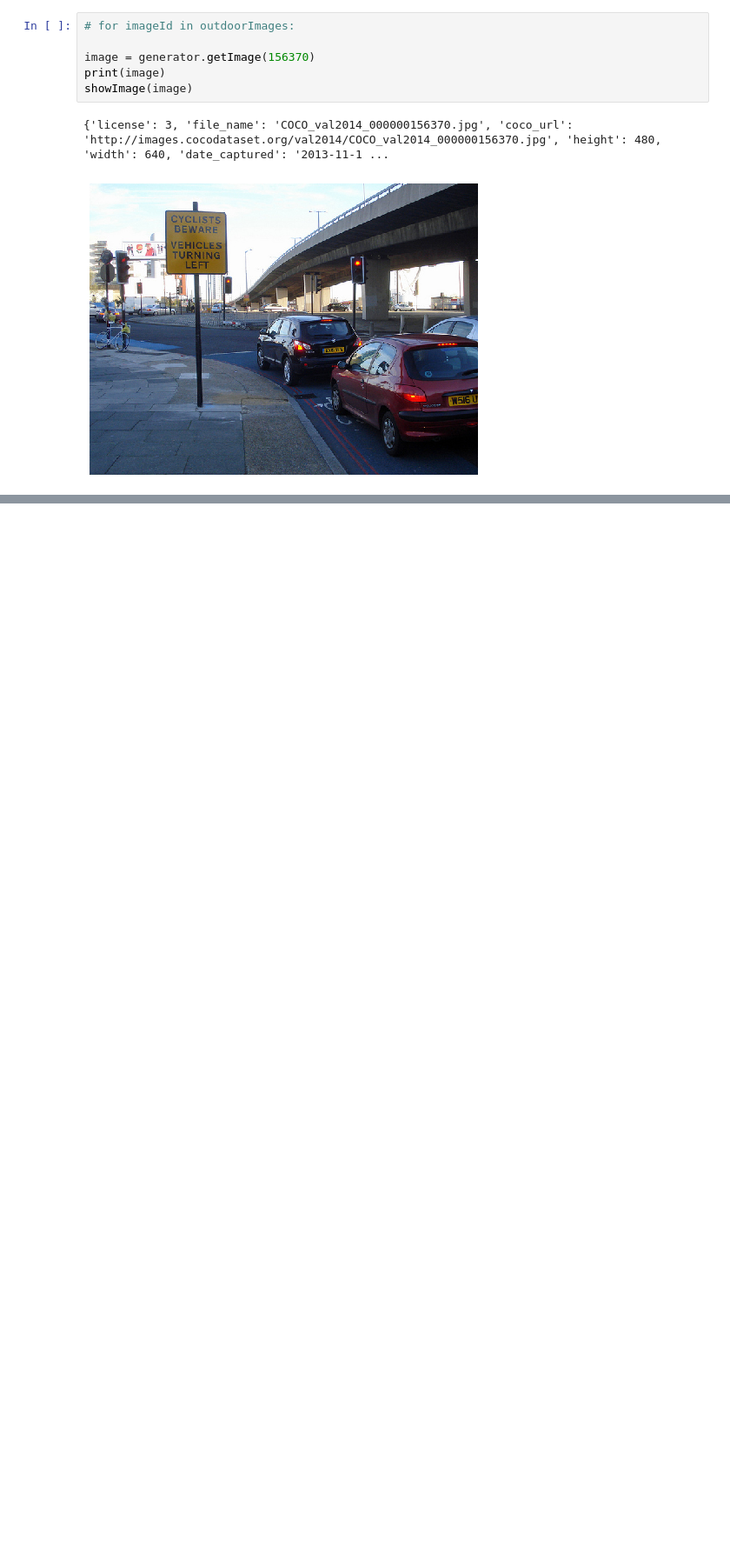
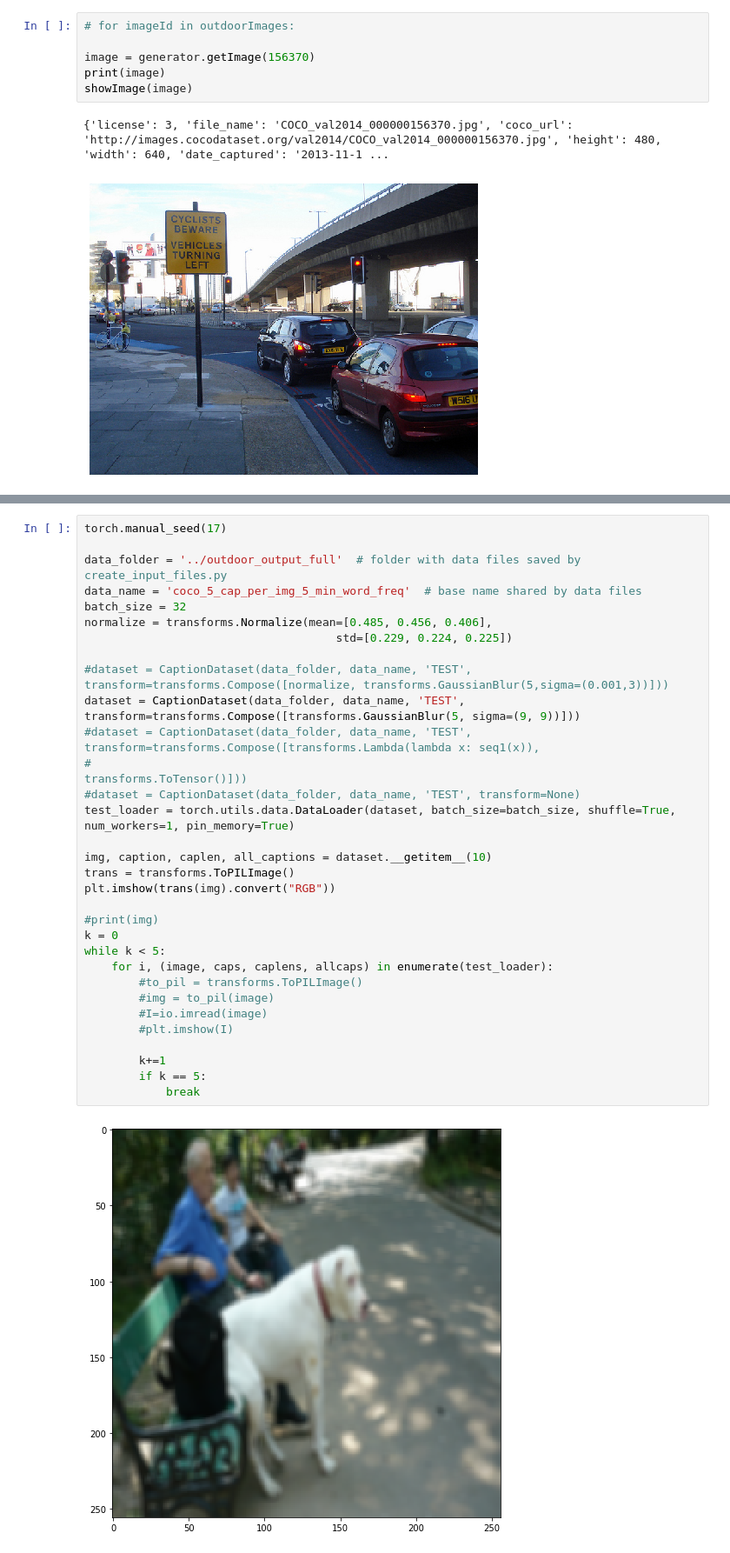
Before and after one commit to mayankiitg/Deep-Neural-Vision, a Jupyter notebook: Data-Preprocessing.ipynb, the cells around one changed output, grey strips where cells are left out. Shown at 87% size. Drawn from its saved outputs; the diff is of its cells as text; blank space fills up the shorter version.

```diff
--- a/Data-Preprocessing.ipynb
+++ b/Data-Preprocessing.ipynb
@@ -306,0 +424,34 @@ showImage(image)
+# %%
+torch.manual_seed(17)
+
+data_folder = '../outdoor_output_full'  # folder with data files saved by create_input_files.py
+data_name = 'coco_5_cap_per_img_5_min_word_freq'  # base name shared by data files
+batch_size = 32
+normalize = transforms.Normalize(mean=[0.485, 0.456, 0.406],
+                                     std=[0.229, 0.224, 0.225])
+
+#dataset = CaptionDataset(data_folder, data_name, 'TEST', transform=transforms.Compose([normalize, transforms.GaussianBlur(5,sigma=(0.001,3))]))
+dataset = CaptionDataset(data_folder, data_name, 'TEST', transform=transforms.Compose([transforms.GaussianBlur(5, sigma=(9, 9))]))
+#dataset = CaptionDataset(data_folder, data_name, 'TEST', transform=transforms.Compose([transforms.Lambda(lambda x: seq1(x)),
+#                                                                                       transforms.ToTensor()]))
+#dataset = CaptionDataset(data_folder, data_name, 'TEST', transform=None)
+test_loader = torch.utils.data.DataLoader(dataset, batch_size=batch_size, shuffle=True, num_workers=1, pin_memory=True)
+
+img, caption, caplen, all_captions = dataset.__getitem__(10)
+trans = transforms.ToPILImage()
+plt.imshow(trans(img).convert("RGB"))
+
+#print(img)
+k = 0
+while k < 5:
+    for i, (image, caps, caplens, allcaps) in enumerate(test_loader):
+        #to_pil = transforms.ToPILImage()
+        #img = to_pil(image)
+        #I=io.imread(image)
+        #plt.imshow(I)
+
+        k+=1
+        if k == 5:
+            break
+# %% [output]
+[figure, added]
```
Also changed, not shown: parts of 16 cells of this notebook, 5 other files.
